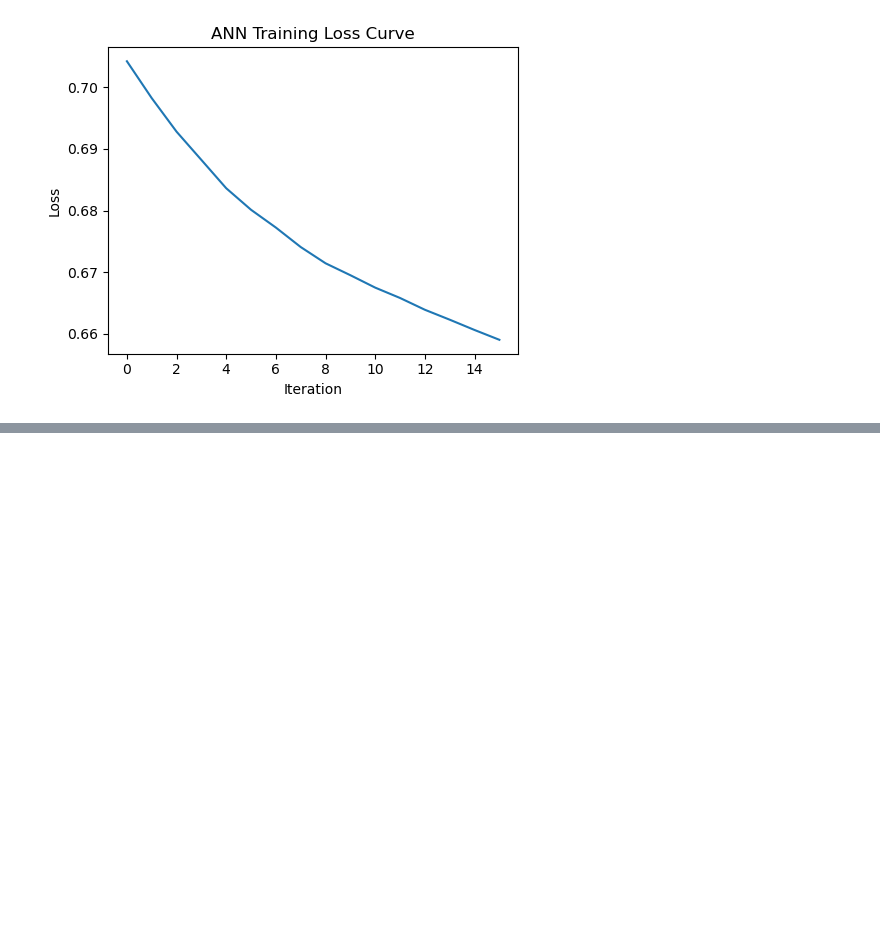
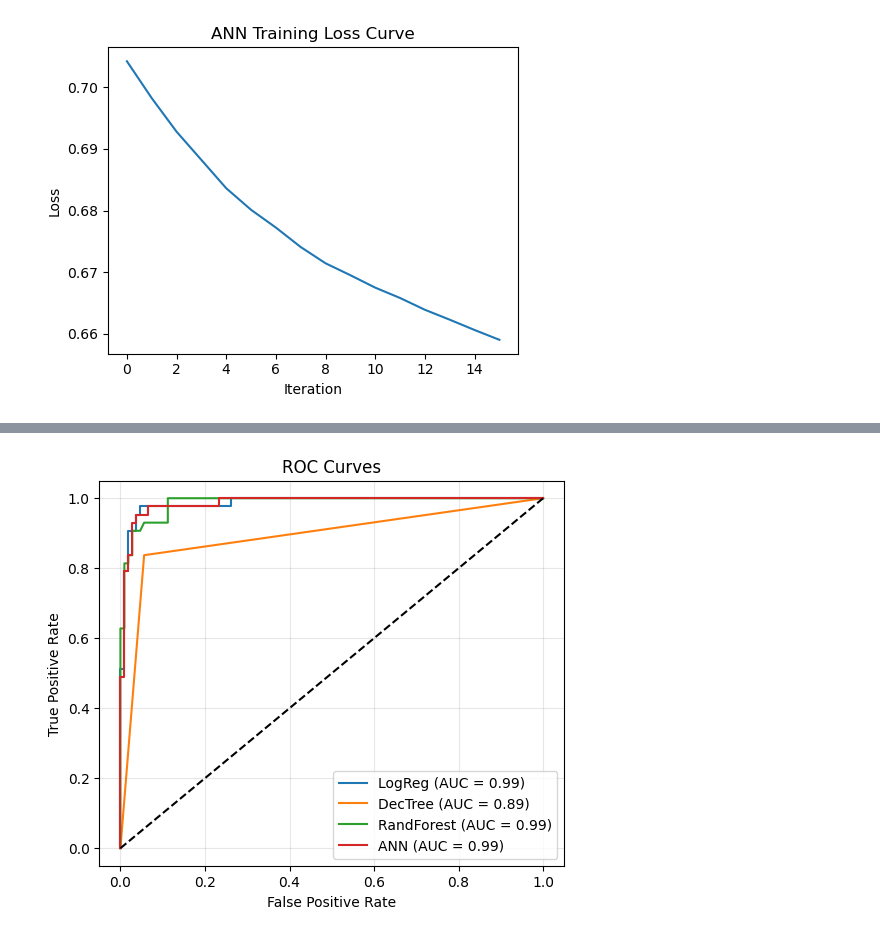
Before and after one commit to ramprashant66/CSC177_Poject1, a Jupyter notebook: Assignment 4/Assignment4.ipynb, the cells around one changed output, grey strips where cells are left out. Saved outputs shown, nothing was run; the diff lists cells and outputs as text; code cells hidden in the pictures; blank space fills up the shorter version.

```diff
--- a/Assignment 4/Assignment4.ipynb
+++ b/Assignment 4/Assignment4.ipynb
@@ -513,0 +595,39 @@ plt.show()
+# %%
+# This code block contains the ROC curves for each model
+
+from sklearn.metrics import roc_curve, auc
+import numpy as np
+
+# Probabilities
+y_score_lr = logreg.predict_proba(X_test)[:, 1]
+y_score_dt = dt.predict_proba(X_test)[:, 1]
+y_score_rf = rf.predict_proba(X_test)[:, 1]
+y_score_ann = ann.predict_proba(X_test)[:, 1]
+
+# ROC curves
+fpr_lr, tpr_lr, _ = roc_curve(y_test, y_score_lr)
+fpr_dt, tpr_dt, _ = roc_curve(y_test, y_score_dt)
+fpr_rf, tpr_rf, _ = roc_curve(y_test, y_score_rf)
+fpr_ann, tpr_ann, _ = roc_curve(y_test, y_score_ann)
+
+# AUCs
+auc_lr = auc(fpr_lr, tpr_lr)
+auc_dt = auc(fpr_dt, tpr_dt)
+auc_rf = auc(fpr_rf, tpr_rf)
+auc_ann = auc(fpr_ann, tpr_ann)
+
+# Plot
+plt.figure(figsize=(6,5))
+plt.plot(fpr_lr, tpr_lr, label=f'LogReg (AUC = {auc_lr:.2f})')
+plt.plot(fpr_dt, tpr_dt, label=f'DecTree (AUC = {auc_dt:.2f})')
+plt.plot(fpr_rf, tpr_rf, label=f'RandForest (AUC = {auc_rf:.2f})')
+plt.plot(fpr_ann, tpr_ann, label=f'ANN (AUC = {auc_ann:.2f})')
+plt.plot([0, 1], [0, 1], 'k--')
+plt.xlabel("False Positive Rate")
+plt.ylabel("True Positive Rate")
+plt.title("ROC Curves")
+plt.legend(loc="lower right")
+plt.grid(alpha=0.3)
+plt.show()
+# %% [output]
+[figure, added]
```
Also changed, not shown: parts of 5 cells of this notebook.
